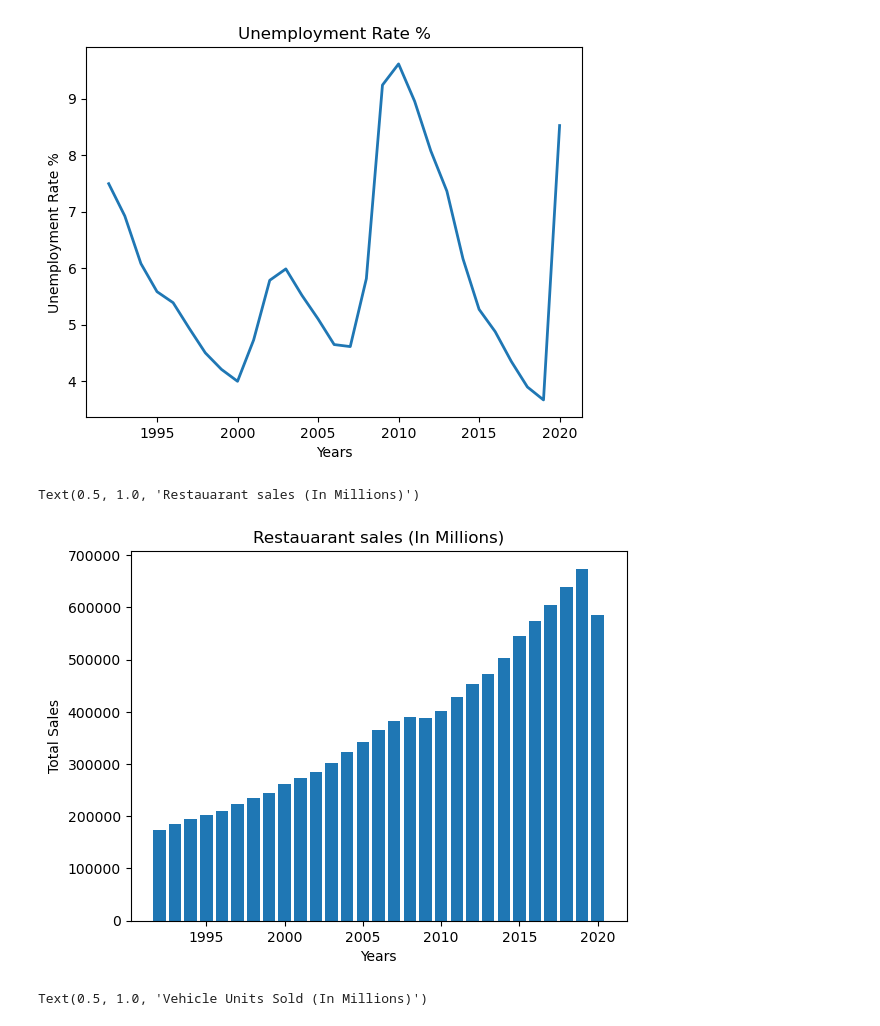
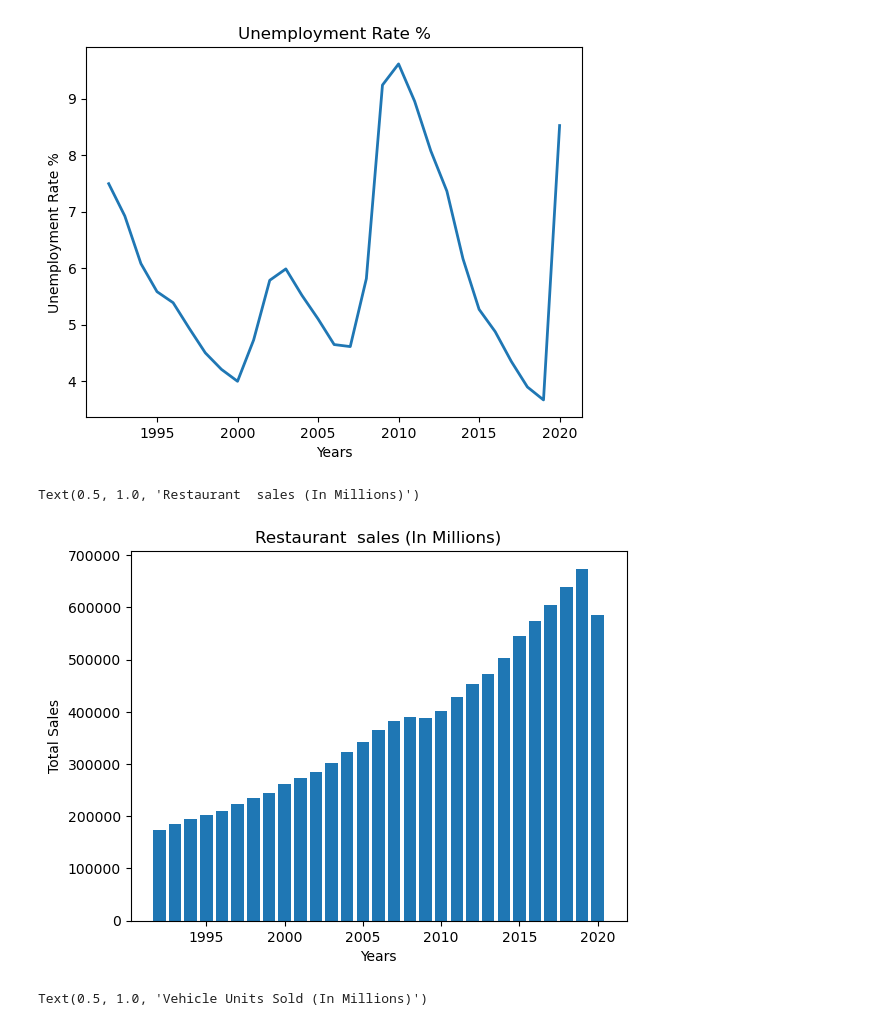
Before and after one commit to nikatnguyen/demo-github, a Jupyter notebook: new_dataframe.ipynb, the cells around one changed output. Saved outputs shown, nothing was run; the diff lists cells and outputs as text; code cells hidden in the pictures.

```diff
--- a/new_dataframe.ipynb
+++ b/new_dataframe.ipynb
@@ -142,11 +141,11 @@ plt.show()
 # %%
 plt.bar(merged_df['Year'],merged_df['Total Restaurant Sales (in millions)'])
 plt.xlabel('Years')
 plt.ylabel('Total Sales')
-plt.title('Restauarant sales (In Millions)')
+plt.title('Restaurant  sales (In Millions)')
 # %% [output]
-Text(0.5, 1.0, 'Restauarant sales (In Millions)')
+Text(0.5, 1.0, 'Restaurant  sales (In Millions)')
-[figure, old version]
+[figure, new version]
 # %%
 plt.bar(merged_df['Year'],merged_df['Total Vehicle Sales (in millions)'])
 plt.xlabel('Years')
```
Also changed, not shown: parts of 1 cell of this notebook.
